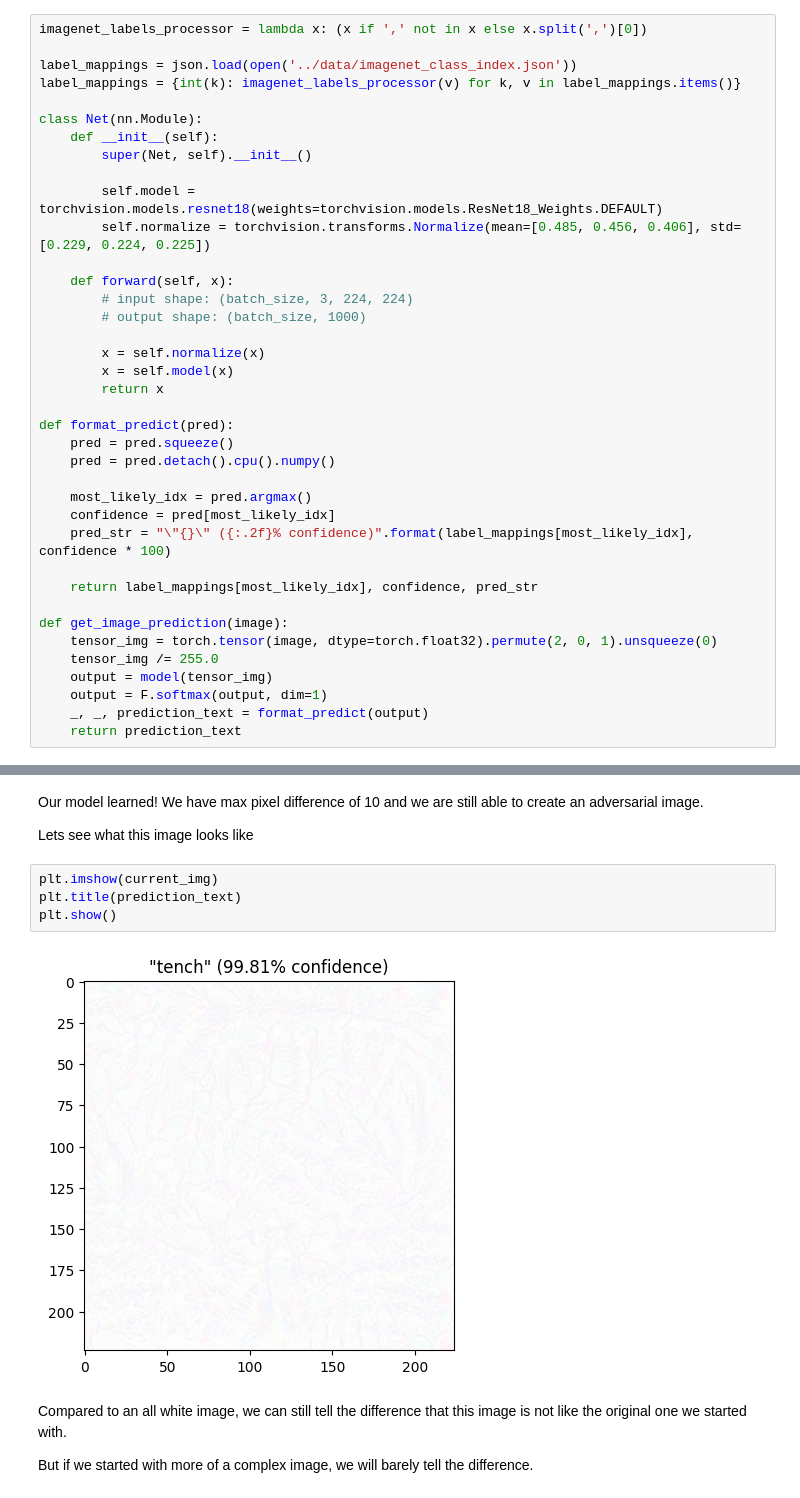
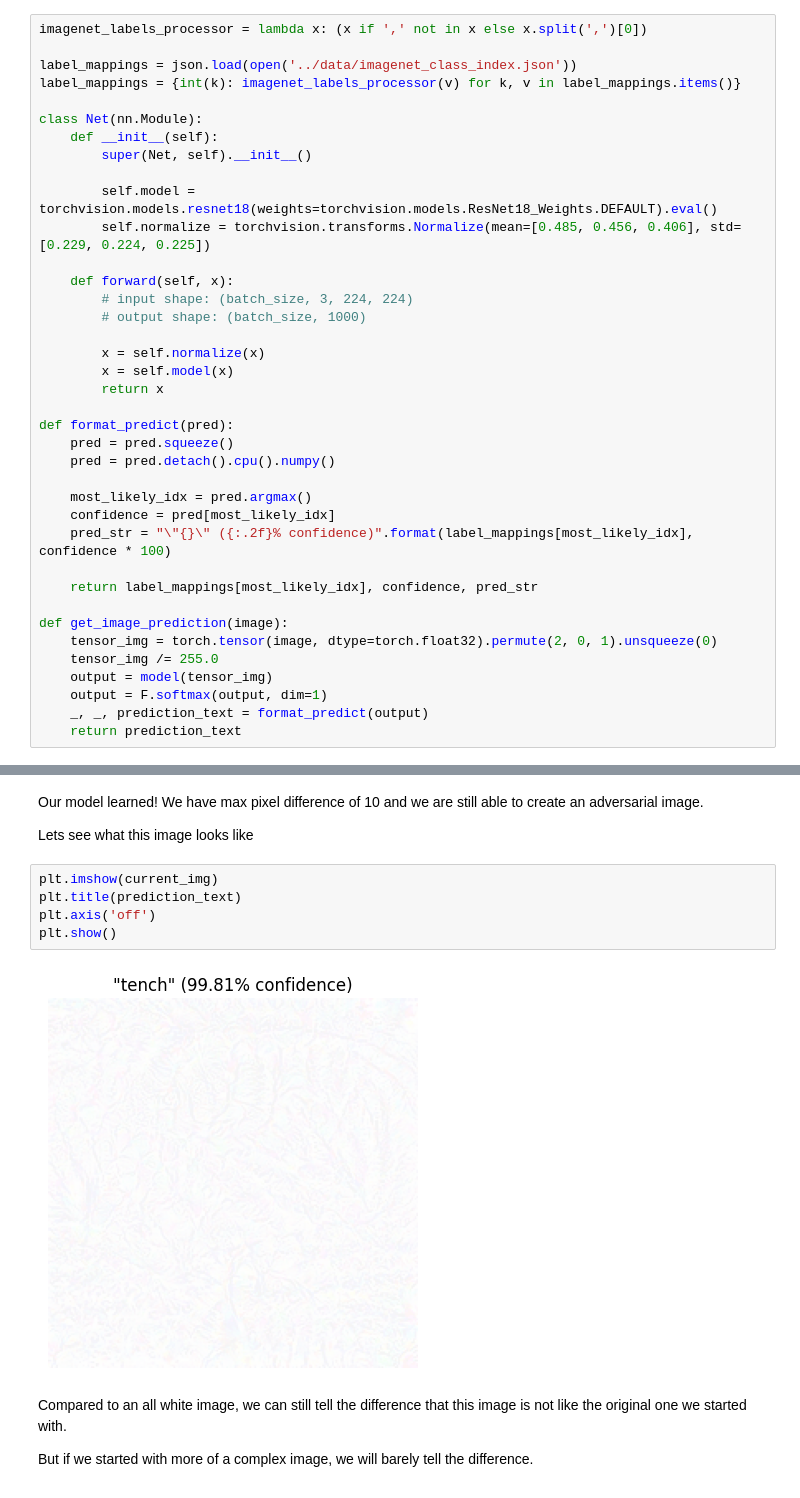
Before and after one commit to OutWrest/blog-handouts, a Jupyter notebook: exploring-attacks/attacks-introduction.ipynb, the cells around one changed output, grey strips where cells are left out. Cells and saved outputs as stored; diff of their text form.

```diff
--- a/exploring-attacks/attacks-introduction.ipynb
+++ b/exploring-attacks/attacks-introduction.ipynb
@@ -25,7 +25,7 @@ class Net(nn.Module):
     def __init__(self):
         super(Net, self).__init__()
 
-        self.model = torchvision.models.resnet18(weights=torchvision.models.ResNet18_Weights.DEFAULT)
+        self.model = torchvision.models.resnet18(weights=torchvision.models.ResNet18_Weights.DEFAULT).eval()
         self.normalize = torchvision.transforms.Normalize(mean=[0.485, 0.456, 0.406], std=[0.229, 0.224, 0.225])
 
     def forward(self, x):
@@ -319,9 +320,10 @@ Lets see what this image looks like
 # %%
 plt.imshow(current_img)
 plt.title(prediction_text)
+plt.axis('off')
 plt.show()
 # %% [output]
-[figure, old version]
+[figure, new version]
 # %% [markdown]
 Compared to an all white image, we can still tell the difference that this image is not like the original one we started with.
 
```
Also changed, not shown: parts of 2 cells of this notebook.
